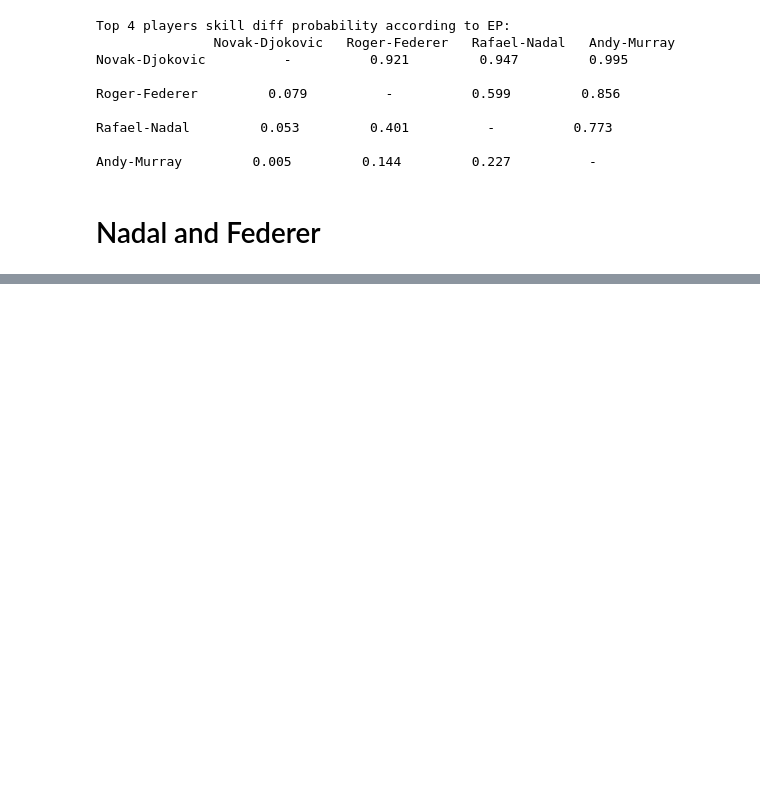
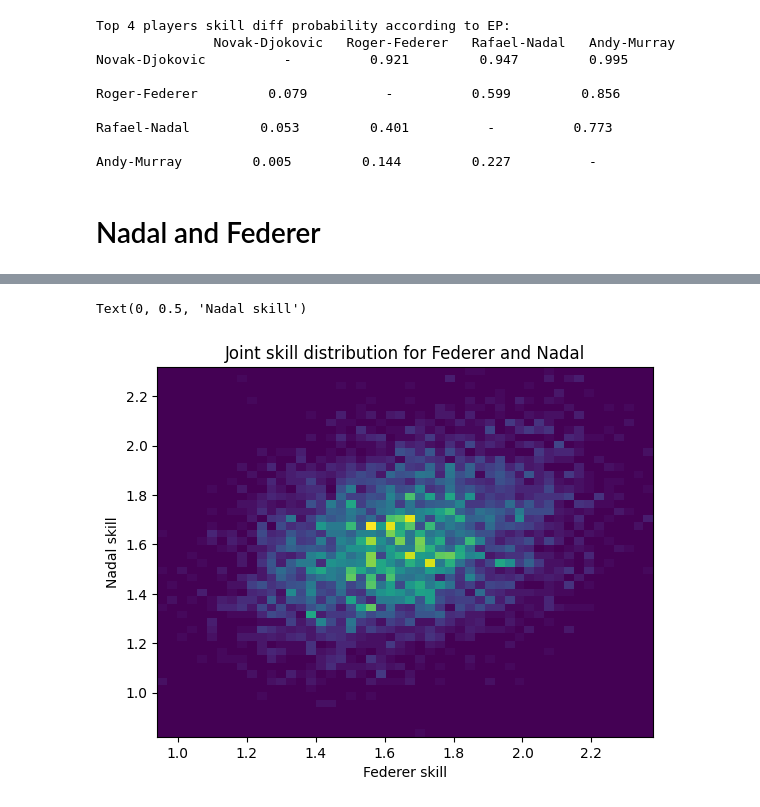
Before and after one commit to KaedeZzz/4F13-CW2, a Jupyter notebook: coursework2.ipynb, the cells around one changed output, grey strips where cells are left out. Saved outputs shown, nothing was run; the diff lists cells and outputs as text; code cells hidden in the pictures; blank space fills up the shorter version.

```diff
--- a/coursework2.ipynb
+++ b/coursework2.ipynb
@@ -218,0 +228,9 @@ Marginal distribution of skill of Nadal and Federer
+# %%
+joint_sample = np.stack((samples[federer, :], samples[nadal, :]), axis=1)
+plt.hist2d(joint_sample[:, 0], joint_sample[:, 1], bins=50)
+plt.title('Joint skill distribution for Federer and Nadal')
+plt.xlabel('Federer skill')
+plt.ylabel('Nadal skill')
+# %% [output]
+Text(0, 0.5, 'Nadal skill')
+[figure, added]
```
Also changed, not shown: parts of 6 cells of this notebook.
